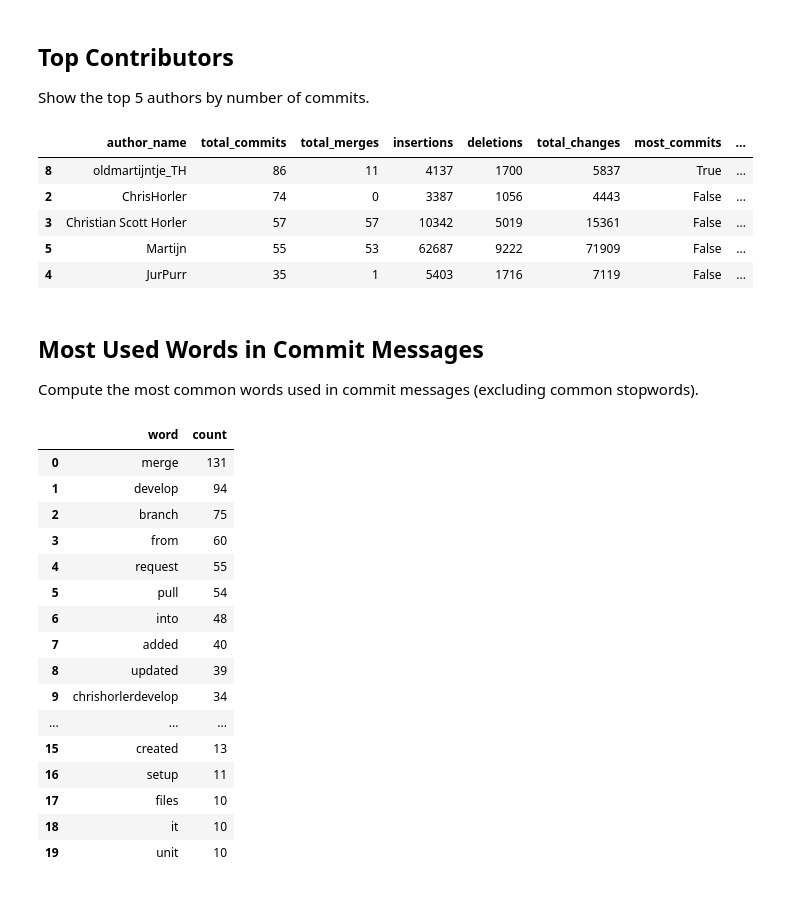
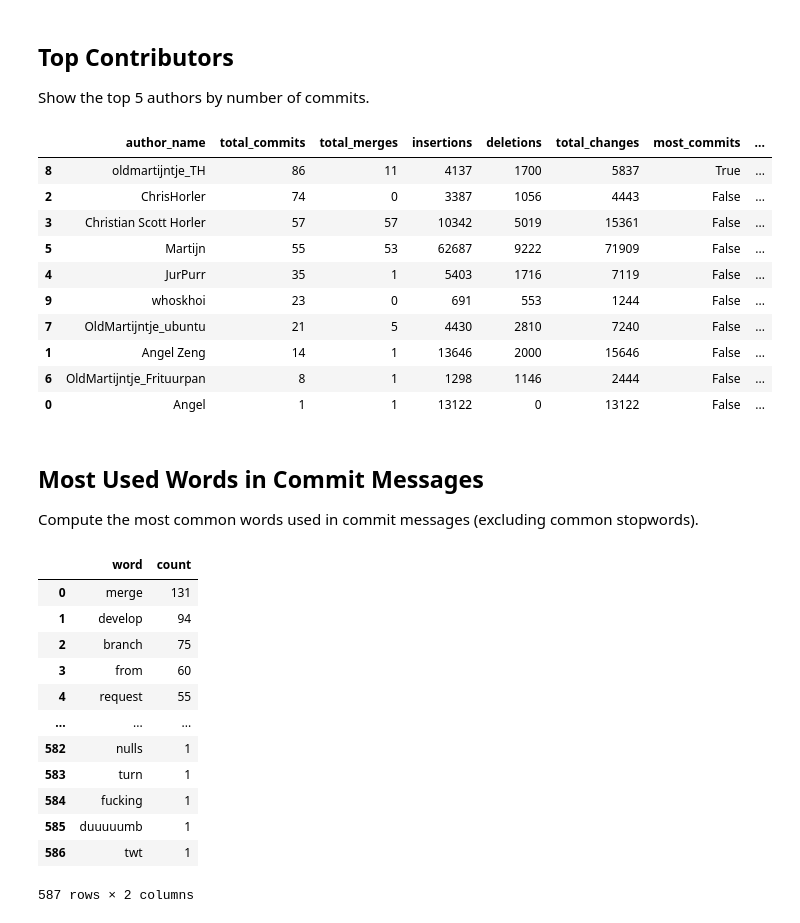
Before and after one commit to ChrisHorler/ICT1_4_ZwerfAfval, a Jupyter notebook: documentation/stats/git_analysis.ipynb, the cells around one changed output. Cells and saved outputs as stored; diff of their text form; code cells hidden in the pictures.

```diff
--- a/documentation/stats/git_analysis.ipynb
+++ b/documentation/stats/git_analysis.ipynb
@@ -43,15 +43,20 @@ plt.show()
 Show the top 5 authors by number of commits.
 # %%
 # Top 5 authors
-top_authors = authors.sort_values('total_commits', ascending=False).head(5)
+top_authors = authors.sort_values('total_commits', ascending=False).head(50)
 top_authors
 # %% [output]
 |  | author_name | total_commits | total_merges | insertions | deletions | total_changes | most_commits | ... |
 | 8 | oldmartijntje_TH | 86 | 11 | 4137 | 1700 | 5837 | True | ... |
 | 2 | ChrisHorler | 74 | 0 | 3387 | 1056 | 4443 | False | ... |
 | 3 | Christian Scott Horler | 57 | 57 | 10342 | 5019 | 15361 | False | ... |
 | 5 | Martijn | 55 | 53 | 62687 | 9222 | 71909 | False | ... |
 | 4 | JurPurr | 35 | 1 | 5403 | 1716 | 7119 | False | ... |
+| 9 | whoskhoi | 23 | 0 | 691 | 553 | 1244 | False | ... |
+| 7 | OldMartijntje_ubuntu | 21 | 5 | 4430 | 2810 | 7240 | False | ... |
+| 1 | Angel Zeng | 14 | 1 | 13646 | 2000 | 15646 | False | ... |
+| 6 | OldMartijntje_Frituurpan | 8 | 1 | 1298 | 1146 | 2444 | False | ... |
+| 0 | Angel | 1 | 1 | 13122 | 0 | 13122 | False | ... |
 # %% [markdown]
 ## Most Used Words in Commit Messages
 Compute the most common words used in commit messages (excluding common stopwords).
@@ -71,7 +76,7 @@ for msg in commits['message']:
             words[word] += 1
 
 # Most common words
-common_words = words.most_common(20)
+common_words = words.most_common(2000)
 pd.DataFrame(common_words, columns=['word', 'count'])
 # %% [output]
 |  | word | count |
@@ -80,14 +85,10 @@ pd.DataFrame(common_words, columns=['word', 'count'])
 | 2 | branch | 75 |
 | 3 | from | 60 |
 | 4 | request | 55 |
-| 5 | pull | 54 |
-| 6 | into | 48 |
-| 7 | added | 40 |
-| 8 | updated | 39 |
-| 9 | chrishorlerdevelop | 34 |
 | ... | ... | ... |
-| 15 | created | 13 |
-| 16 | setup | 11 |
-| 17 | files | 10 |
-| 18 | it | 10 |
-| 19 | unit | 10 |
+| 582 | nulls | 1 |
+| 583 | turn | 1 |
+| 584 | fucking | 1 |
+| 585 | duuuuumb | 1 |
+| 586 | twt | 1 |
+587 rows × 2 columns
```
Also changed, not shown: parts of 1 cell of this notebook.
